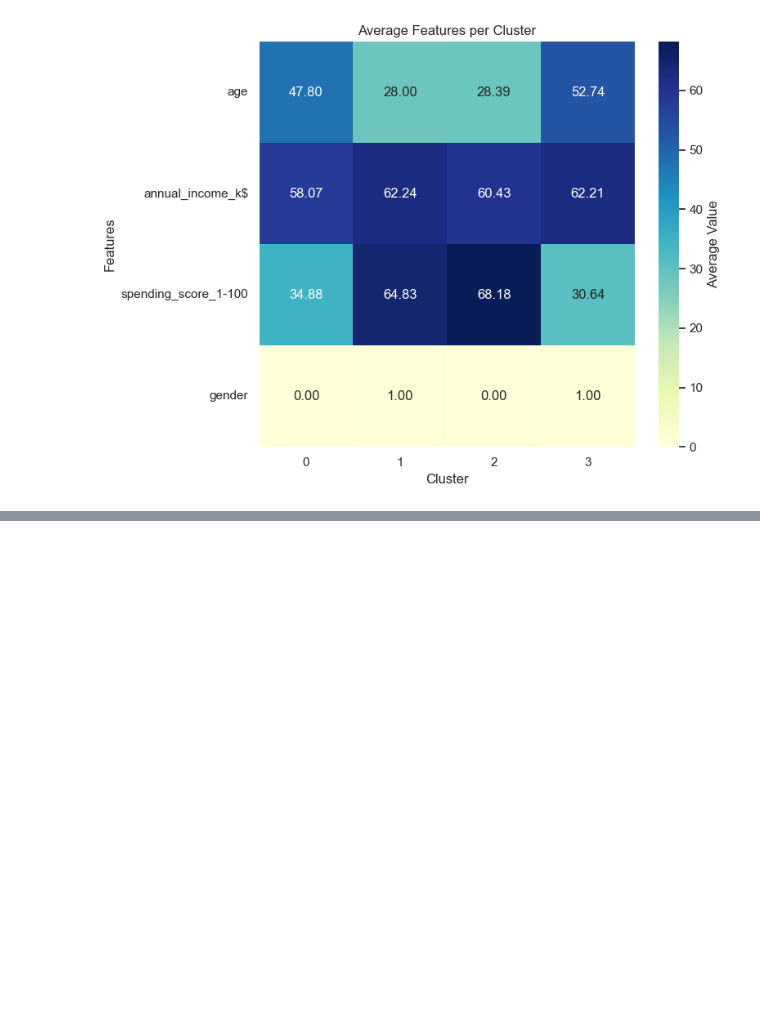
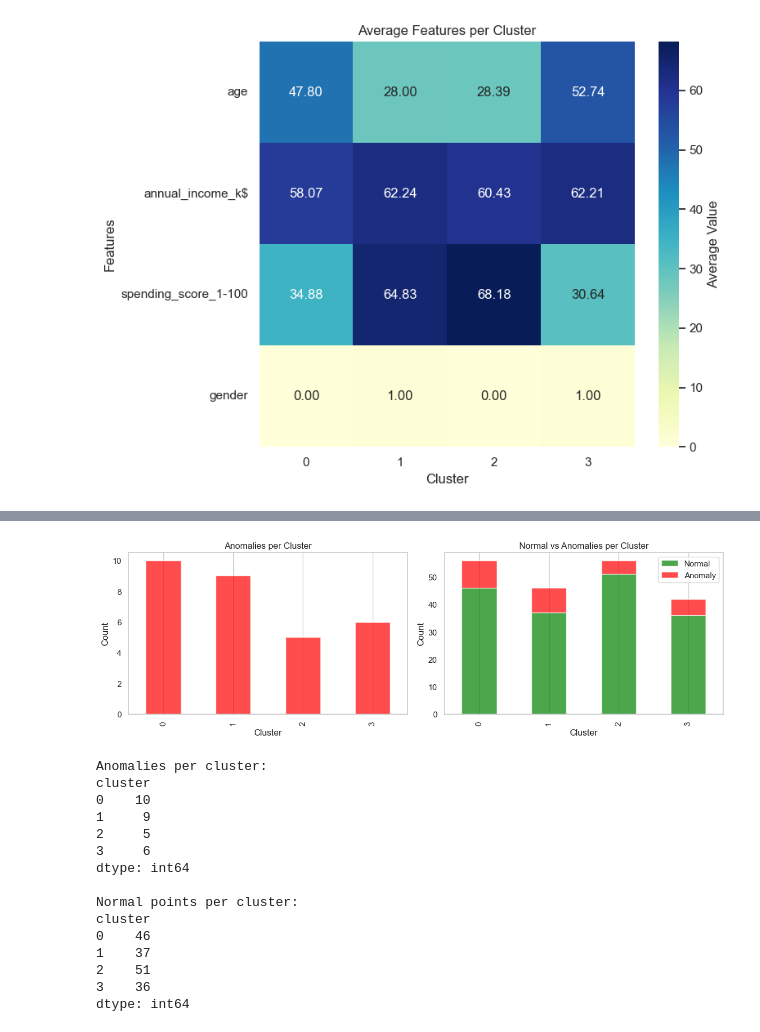
Before and after one commit to mwpersson/mini-project-3, a Jupyter notebook: notebooks/analysis.ipynb, the cells around one changed output, grey strips where cells are left out. Drawn from its saved outputs; the diff is of its cells as text; code cells hidden in the pictures; blank space fills up the shorter version.

```diff
--- a/notebooks/analysis.ipynb
+++ b/notebooks/analysis.ipynb
@@ -297,0 +385,50 @@ None
+# %%
+# Plot anomaly counts per cluster
+anomaly_counts = df_copy[anomaly_mask].groupby('cluster').size()
+normal_counts = df_copy[~anomaly_mask].groupby('cluster').size()
+
+fig, axes = plt.subplots(1, 2, figsize=(12, 4))
+
+# Bar chart of anomaly counts per cluster
+anomaly_counts.plot(kind='bar', ax=axes[0], color='red', alpha=0.7)
+axes[0].set_title('Anomalies per Cluster')
+axes[0].set_xlabel('Cluster')
+axes[0].set_ylabel('Count')
+axes[0].grid(axis='y')
+
+# Stacked bar chart of normal vs anomalies per cluster
+cluster_distribution = pd.DataFrame({
+    'Normal': normal_counts,
+    'Anomaly': anomaly_counts
+}).fillna(0)
+cluster_distribution.plot(kind='bar', stacked=True, ax=axes[1], color=['green', 'red'], alpha=0.7)
+axes[1].set_title('Normal vs Anomalies per Cluster')
+axes[1].set_xlabel('Cluster')
+axes[1].set_ylabel('Count')
+axes[1].legend(['Normal', 'Anomaly'])
+axes[1].grid(axis='y')
+
+plt.tight_layout()
+plt.show()
+
+print("Anomalies per cluster:")
+print(anomaly_counts)
+print("\nNormal points per cluster:")
+print(normal_counts)
+# %% [output]
+[figure, added]
+Anomalies per cluster:
+cluster
+0    10
+1     9
+2     5
+3     6
+dtype: int64
+
+Normal points per cluster:
+cluster
+0    46
+1    37
+2    51
+3    36
+dtype: int64
```
Also changed, not shown: parts of 4 cells of this notebook, 1 other file.
